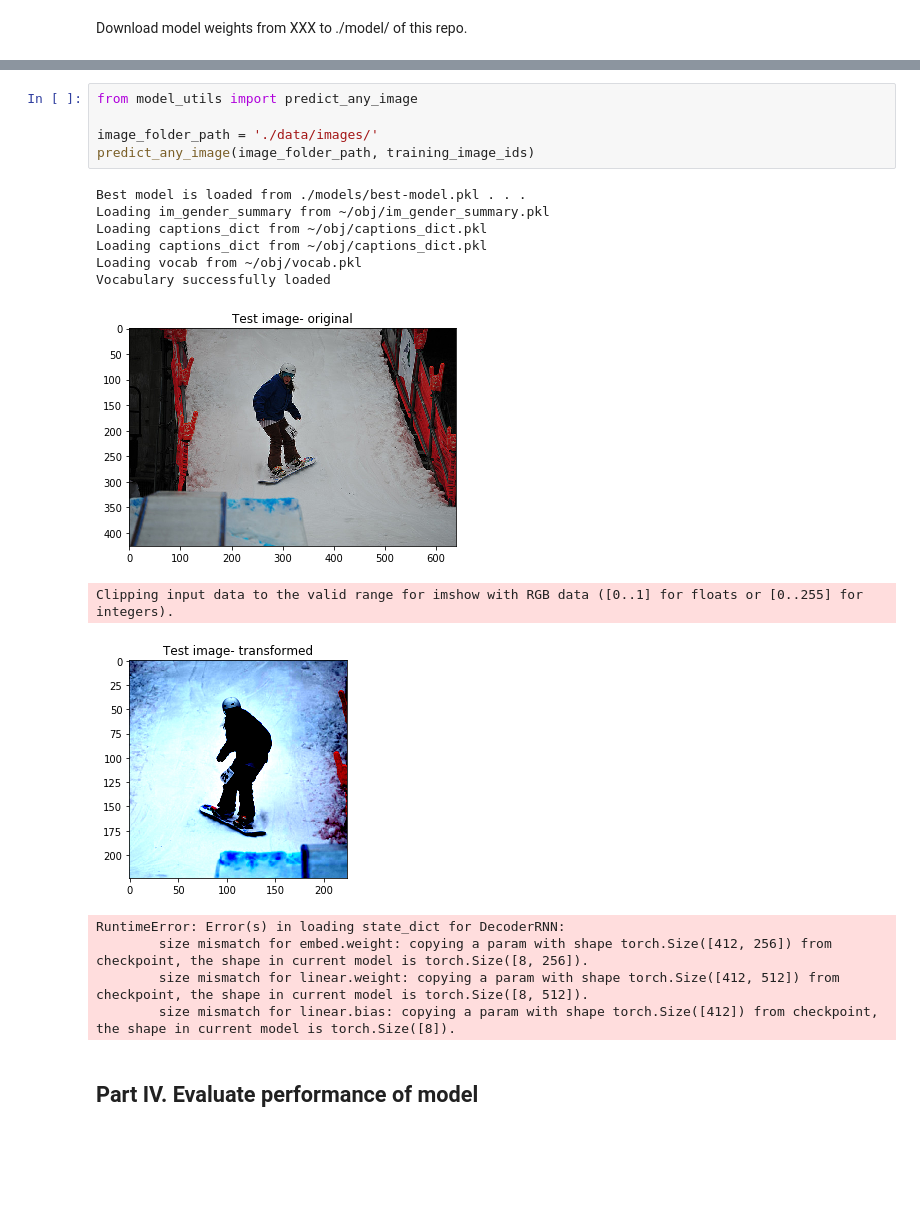
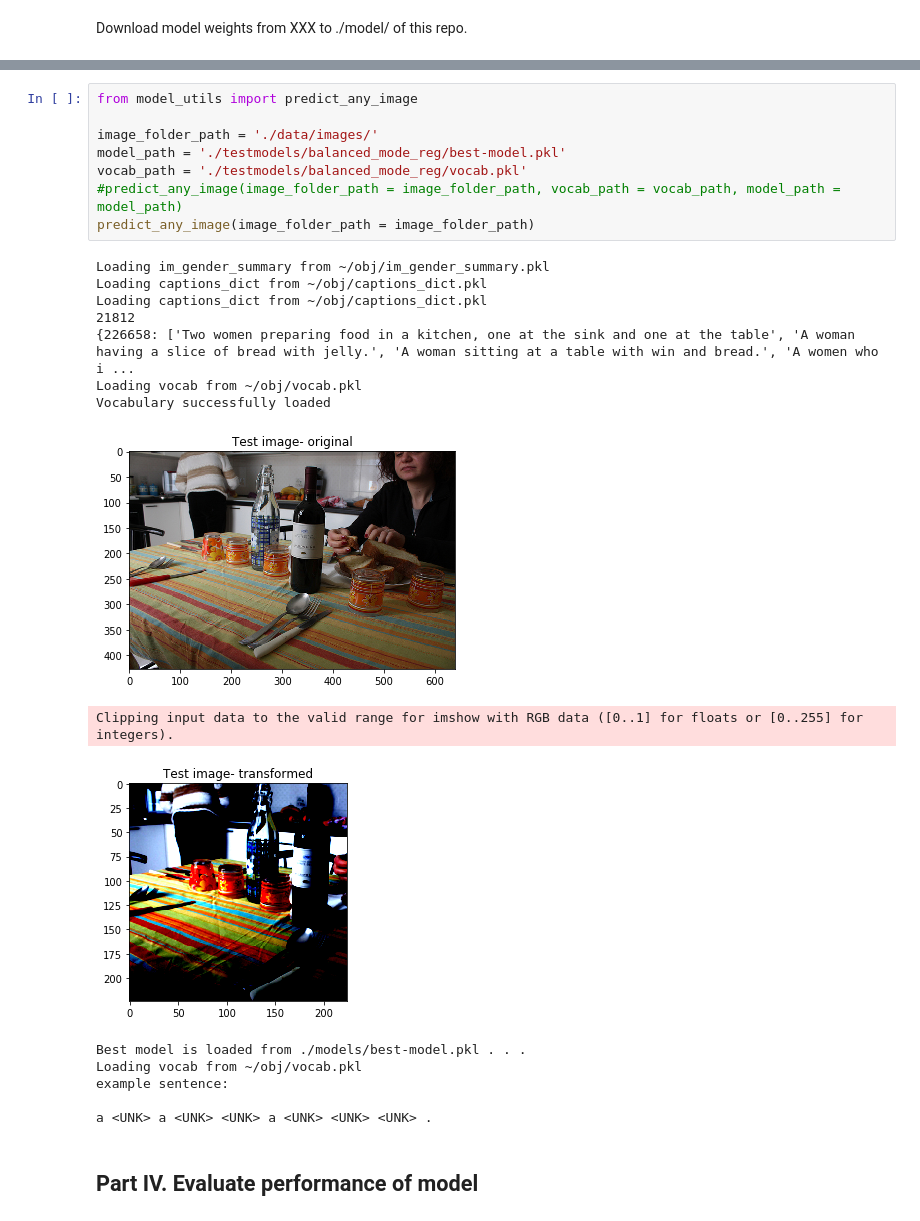
Before and after one commit to wendyku/gender-neutral-captioning, a Jupyter notebook: Gender_Neutral_Captioning.ipynb, the cells around one changed output, grey strips where cells are left out. Drawn from its saved outputs; the diff is of its cells as text; blank space fills up the shorter version.

Commit message:
fix predict function

```diff
--- a/Gender_Neutral_Captioning.ipynb
+++ b/Gender_Neutral_Captioning.ipynb
@@ -100,22 +118,27 @@ Download model weights from XXX to ./model/ of this repo.
 # %%
 from model_utils import predict_any_image
 
 image_folder_path = './data/images/'
-predict_any_image(image_folder_path, training_image_ids)
+model_path = './testmodels/balanced_mode_reg/best-model.pkl'
+vocab_path = './testmodels/balanced_mode_reg/vocab.pkl'
+#predict_any_image(image_folder_path = image_folder_path, vocab_path = vocab_path, model_path = model_path)
+predict_any_image(image_folder_path = image_folder_path)
 # %% [output]
-Best model is loaded from ./models/best-model.pkl . . .
 Loading im_gender_summary from ~/obj/im_gender_summary.pkl
 Loading captions_dict from ~/obj/captions_dict.pkl
 Loading captions_dict from ~/obj/captions_dict.pkl
+21812
+{226658: ['Two women preparing food in a kitchen, one at the sink and one at the table', 'A woman having a slice of bread with jelly.', 'A woman sitting at a table with win and bread.', 'A women who i ...
 Loading vocab from ~/obj/vocab.pkl
 Vocabulary successfully loaded
-[figure, old version]
+[figure, new version]
 Clipping input data to the valid range for imshow with RGB data ([0..1] for floats or [0..255] for integers).
-[figure, old version]
+[figure, new version]
-RuntimeError: Error(s) in loading state_dict for DecoderRNN:
-        size mismatch for embed.weight: copying a param with shape torch.Size([412, 256]) from checkpoint, the shape in current model is torch.Size([8, 256]).
-        size mismatch for linear.weight: copying a param with shape torch.Size([412, 512]) from checkpoint, the shape in current model is torch.Size([8, 512]).
-        size mismatch for linear.bias: copying a param with shape torch.Size([412]) from checkpoint, the shape in current model is torch.Size([8]).
+Best model is loaded from ./models/best-model.pkl . . .
+Loading vocab from ~/obj/vocab.pkl
+example sentence:
+
+a <UNK> a <UNK> <UNK> a <UNK> <UNK> <UNK> .
 # %% [markdown]
 ## Part IV. Evaluate performance of model
 # %% [markdown]
```
Also changed, not shown: parts of 3 cells of this notebook, 4 other files.
